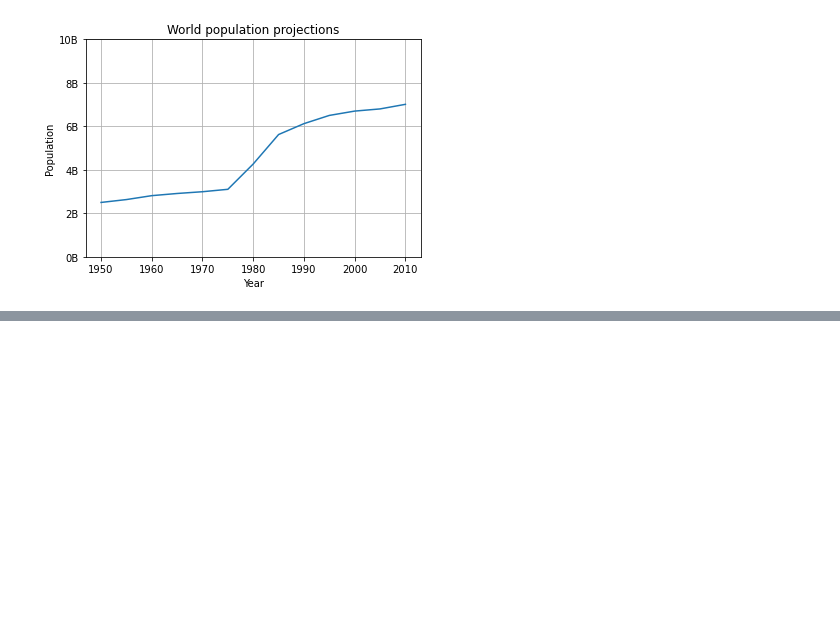
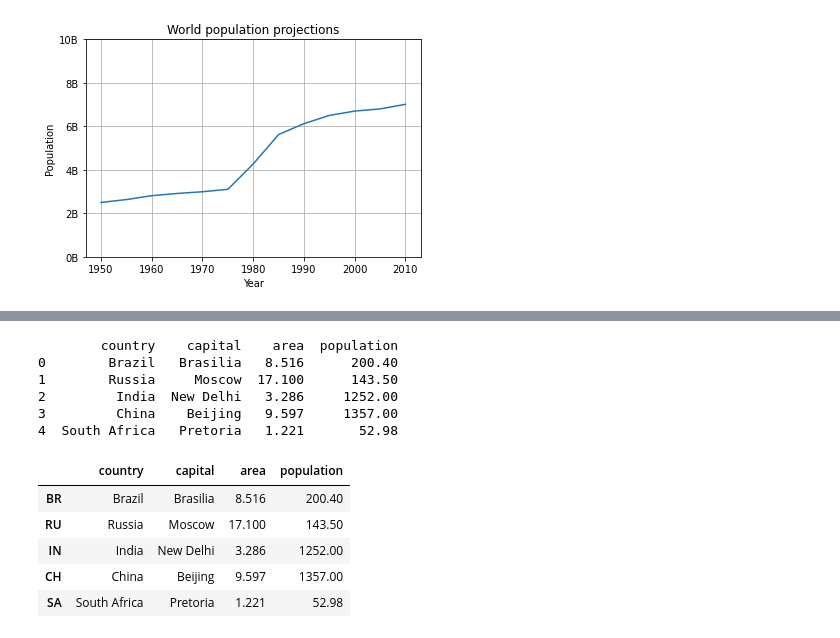
Before and after one commit to joaocarvoli/Data-Science, a Jupyter notebook: notions-and-questions/1-python.ipynb, the cells around one changed output, grey strips where cells are left out. Cells and saved outputs as stored; diff of their text form; code cells hidden in the pictures; blank space fills up the shorter version.

```diff
--- a/notions-and-questions/1-python.ipynb
+++ b/notions-and-questions/1-python.ipynb
@@ -108,0 +120,20 @@ plt.show()
+# %%
+print(brics)
+# %% [output]
+        country    capital    area  population
+0        Brazil   Brasilia   8.516      200.40
+1        Russia     Moscow  17.100      143.50
+2         India  New Delhi   3.286     1252.00
+3         China    Beijing   9.597     1357.00
+4  South Africa   Pretoria   1.221       52.98
+# %%
+brics_csv = pd.read_csv("/media/joaocarvoli/hd/my-data-sets/data-camp/BRICS", index_col = 0)
+# %%
+brics_csv
+# %% [output]
+|  | country | capital | area | population |
+| BR | Brazil | Brasilia | 8.516 | 200.40 |
+| RU | Russia | Moscow | 17.100 | 143.50 |
+| IN | India | New Delhi | 3.286 | 1252.00 |
+| CH | China | Beijing | 9.597 | 1357.00 |
+| SA | South Africa | Pretoria | 1.221 | 52.98 |
```
Also changed, not shown: parts of 4 cells of this notebook.
